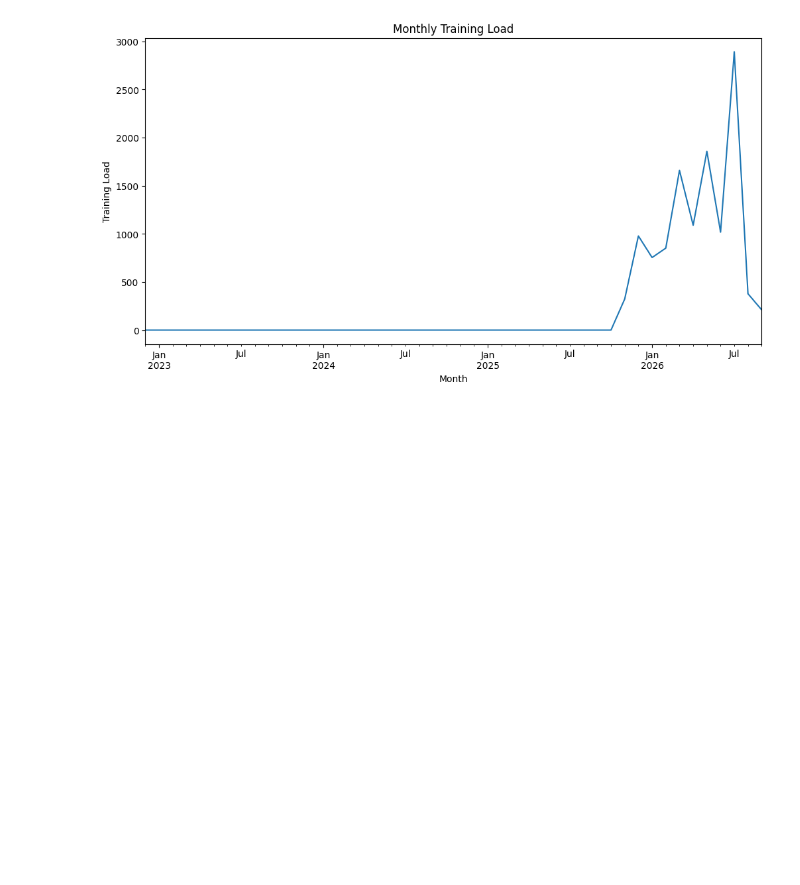
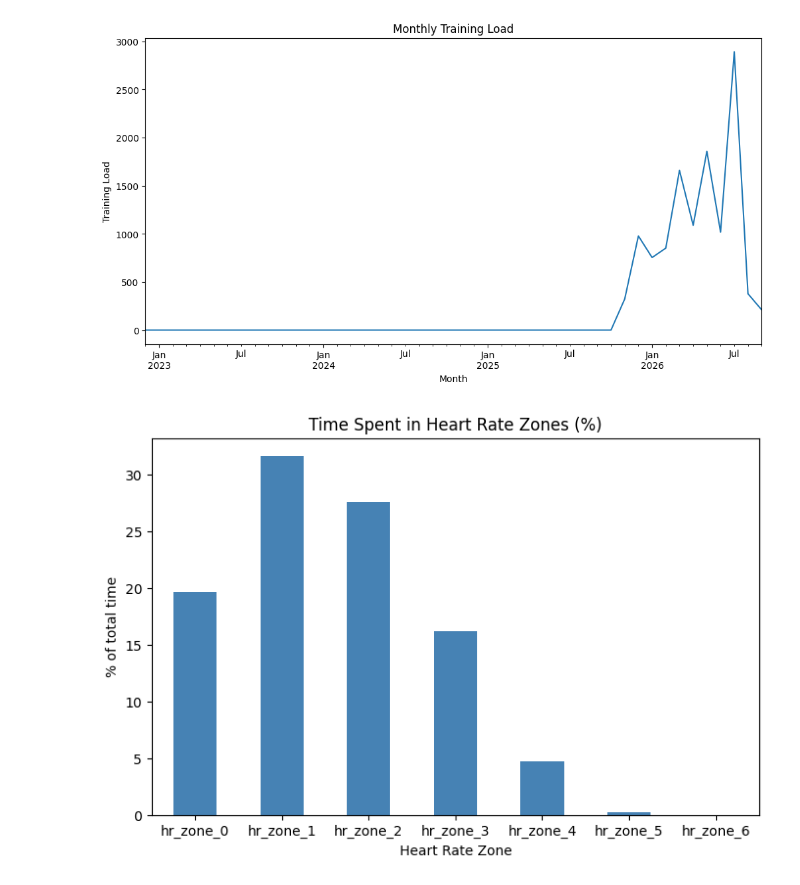
Before and after one commit to Mickel26/trainingDataAnalysis, a Jupyter notebook: notebooks/analysis.ipynb, the cells around one changed output. Cells and saved outputs as stored; diff of their text form; code cells hidden in the pictures; blank space fills up the shorter version.

```diff
--- a/notebooks/analysis.ipynb
+++ b/notebooks/analysis.ipynb
@@ -77,3 +77,17 @@ plt.ylabel("Training Load")
 plt.show()
 # %% [output]
 [figure]
+# %%
+zone_cols = ["hr_zone_0", "hr_zone_1", "hr_zone_2", "hr_zone_3", "hr_zone_4", "hr_zone_5", "hr_zone_6"]
+zone_totals = df[zone_cols].sum()
+
+zone_percentages = zone_totals / zone_totals.sum() * 100
+
+zone_percentages.plot(kind="bar", title="Time Spent in Heart Rate Zones (%)",
+                       color="steelblue", figsize=(8, 5))
+plt.ylabel("% of total time")
+plt.xlabel("Heart Rate Zone")
+plt.xticks(rotation=0)
+plt.show()
+# %% [output]
+[figure, added]
```
Also changed, not shown: 1 other file.
